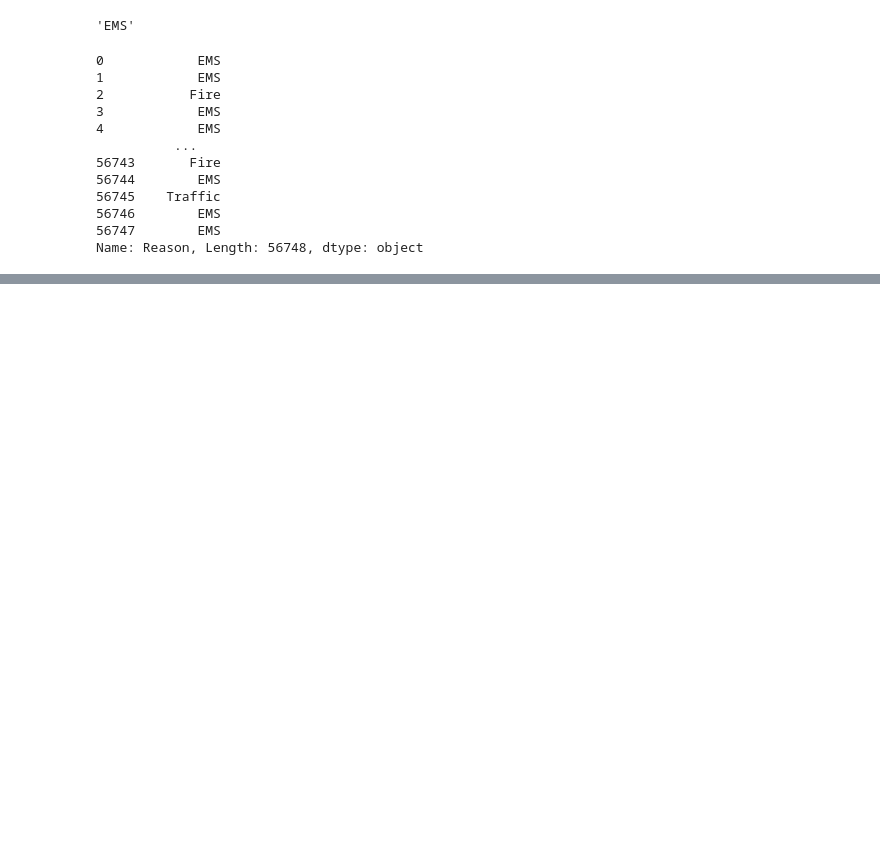
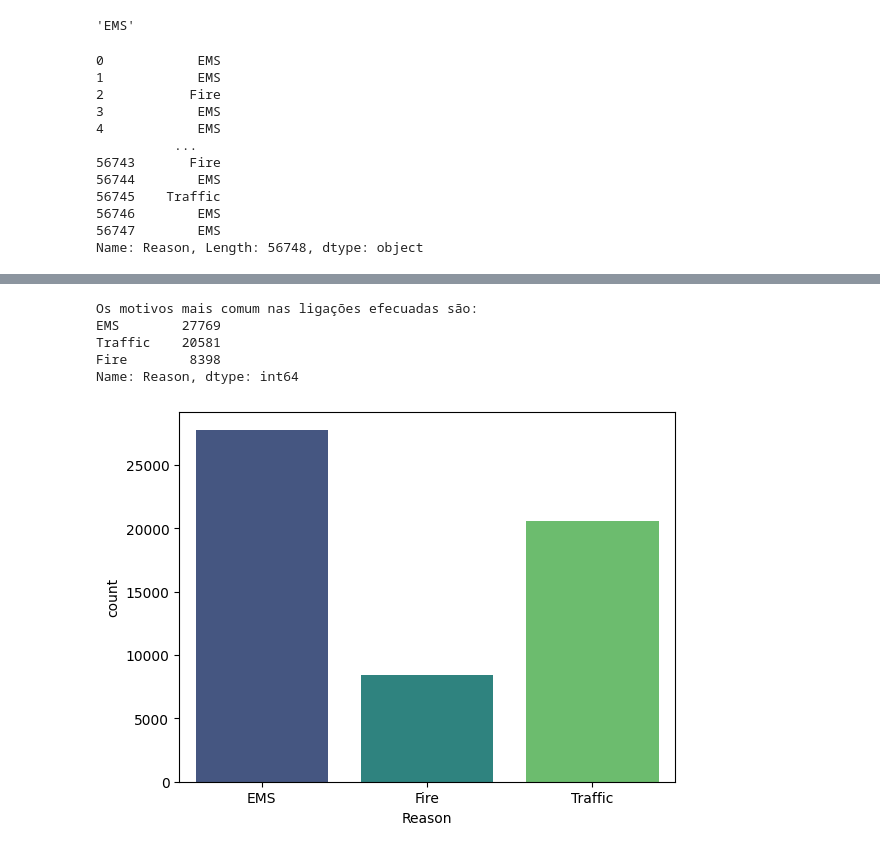
Before and after one commit to Gcango/Analise_Explor_Descritiva_das_Ligacoes_911, a Jupyter notebook: Exploração_Analise_911.ipynb, the cells around one changed output, grey strips where cells are left out. Drawn from its saved outputs; the diff is of its cells as text; code cells hidden in the pictures; blank space fills up the shorter version.

```diff
--- a/Exploração_Analise_911.ipynb
+++ b/Exploração_Analise_911.ipynb
@@ -141,0 +146,12 @@ dados.head(4)
+# %%
+print(f'Os motivos mais comum nas ligações efecuadas são:\n{motivo}')
+# %% [output]
+Os motivos mais comum nas ligações efecuadas são:
+EMS        27769
+Traffic    20581
+Fire        8398
+Name: Reason, dtype: int64
+# %%
+sns.countplot(x = 'Reason', data = dados, hue='Reason', palette='viridis');
+# %% [output]
+[figure, added]
```
Also changed, not shown: parts of 21 cells of this notebook.
